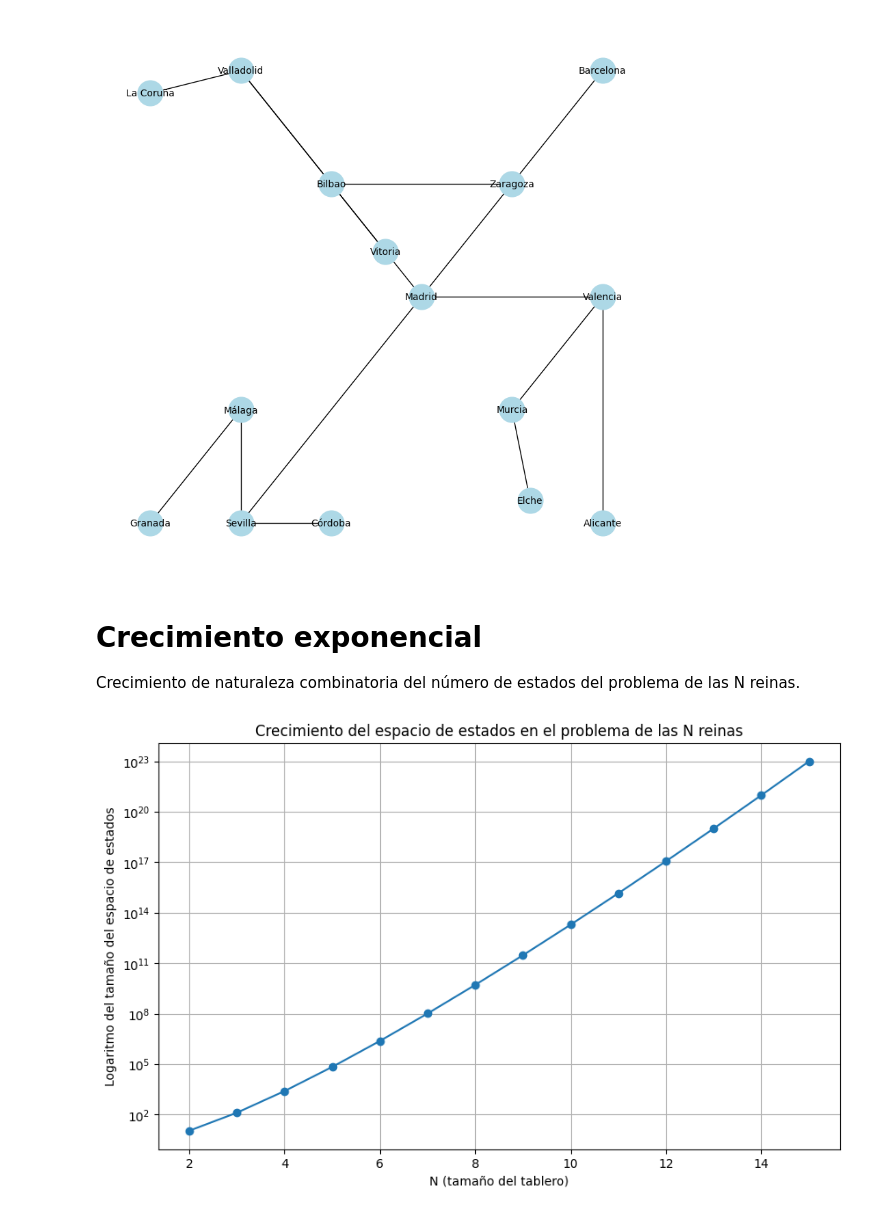
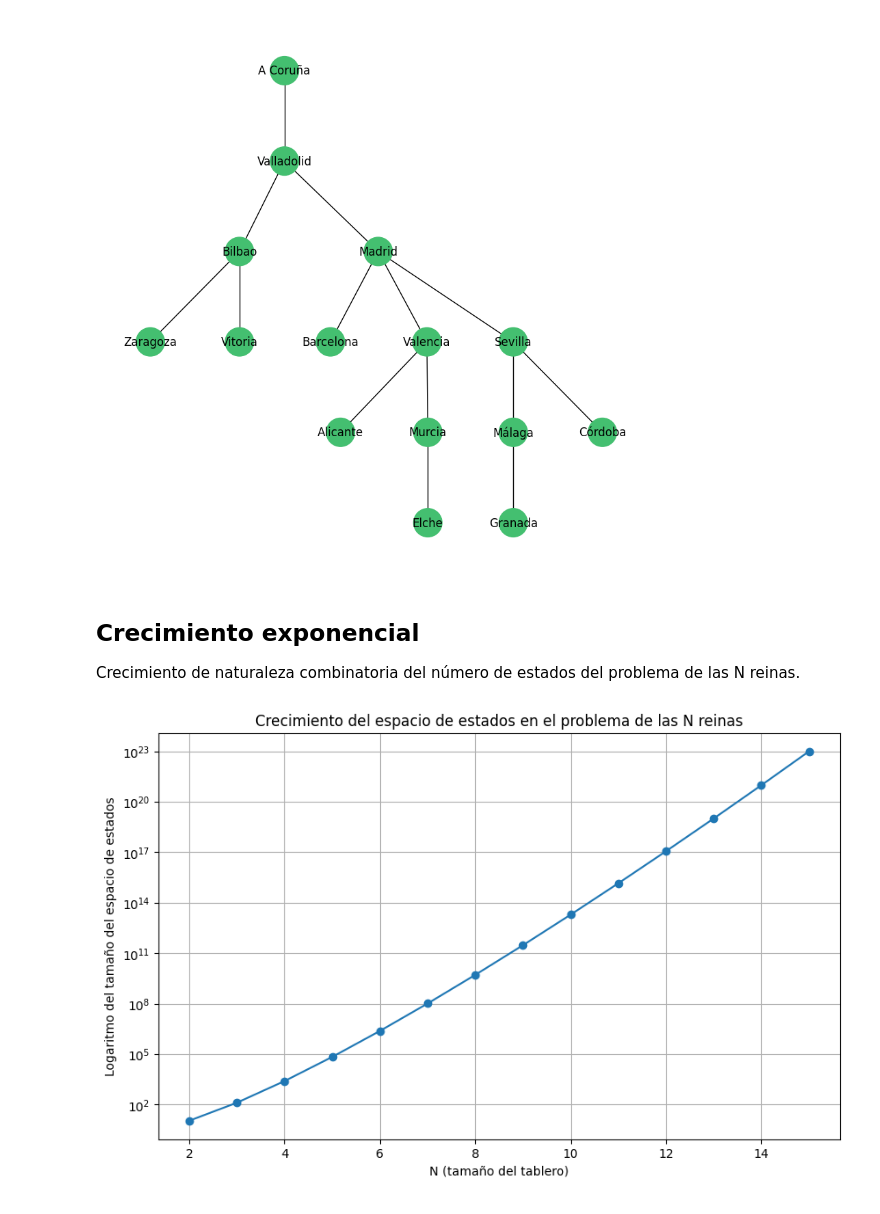
Before and after one commit to FranPuentes/iTI2024, a Jupyter notebook: Cap. 3 - grafos.ipynb, the cells around one changed output. Drawn from its saved outputs; the diff is of its cells as text; code cells hidden in the pictures.

```diff
--- a/Cap. 3 - grafos.ipynb
+++ b/Cap. 3 - grafos.ipynb
@@ -131,40 +157,41 @@ Distancia total: 5634 km
 # %%
 def generate_tree_from_graph(graph, root_node):
     # Crear un grafo vacío para almacenar el árbol
     tree = nx.Graph()
 
     # Utilizar BFS para recorrer el grafo y construir el árbol
     visited = set()
     queue = [(None, root_node)]  # El primer elemento es el nodo padre, el segundo es el nodo actual
 
     while queue:
         parent, current_node = queue.pop(0)
         if current_node not in visited:
             visited.add(current_node)
             if parent is not None:
                 # Añadir la arista al árbol
                 distance = graph[parent][current_node]['weight']
                 tree.add_edge(parent, current_node, distance=distance)
 
             for neighbor in graph[current_node]:
                 if neighbor not in visited:
                     queue.append((current_node, neighbor))
 
     return tree
 
-T = generate_tree_from_graph(G, 'La Coruña')
+T = generate_tree_from_graph(G, 'A Coruña')
 
-# Dibujar el grafo
-plt.figure(figsize=(8, 8))
+# Dibujamos el grafo Ĝ
+plt.figure(1, figsize=(8, 8))
+pos = nx.nx_agraph.graphviz_layout(T, prog="dot")
 labels = nx.get_edge_attributes(T, 'weight')
-nx.draw(T, pos, with_labels=True, node_color='lightblue', font_size=10, node_size=700)
-nx.draw_networkx_edge_labels(T, pos, edge_labels=labels, font_size=8)
-
+c = [0.7] * nx.number_of_nodes(T)
+nx.draw(T, pos, node_size=900, node_color=c, vmin=0.0, vmax=1.0, with_labels=True)
+nx.draw_networkx_edge_labels(T, pos, edge_labels=labels, font_size=10)
 plt.show()
 # %% [output]
-[figure, old version]
+[figure, new version]
 # %% [markdown]
-# **Crecimiento exponencial**
+## **Crecimiento exponencial**
 Crecimiento de naturaleza combinatoria del número de estados del problema de las N reinas.
 # %%
 import matplotlib.pyplot as plt
```
Also changed, not shown: parts of 12 cells of this notebook, 3 other files.
